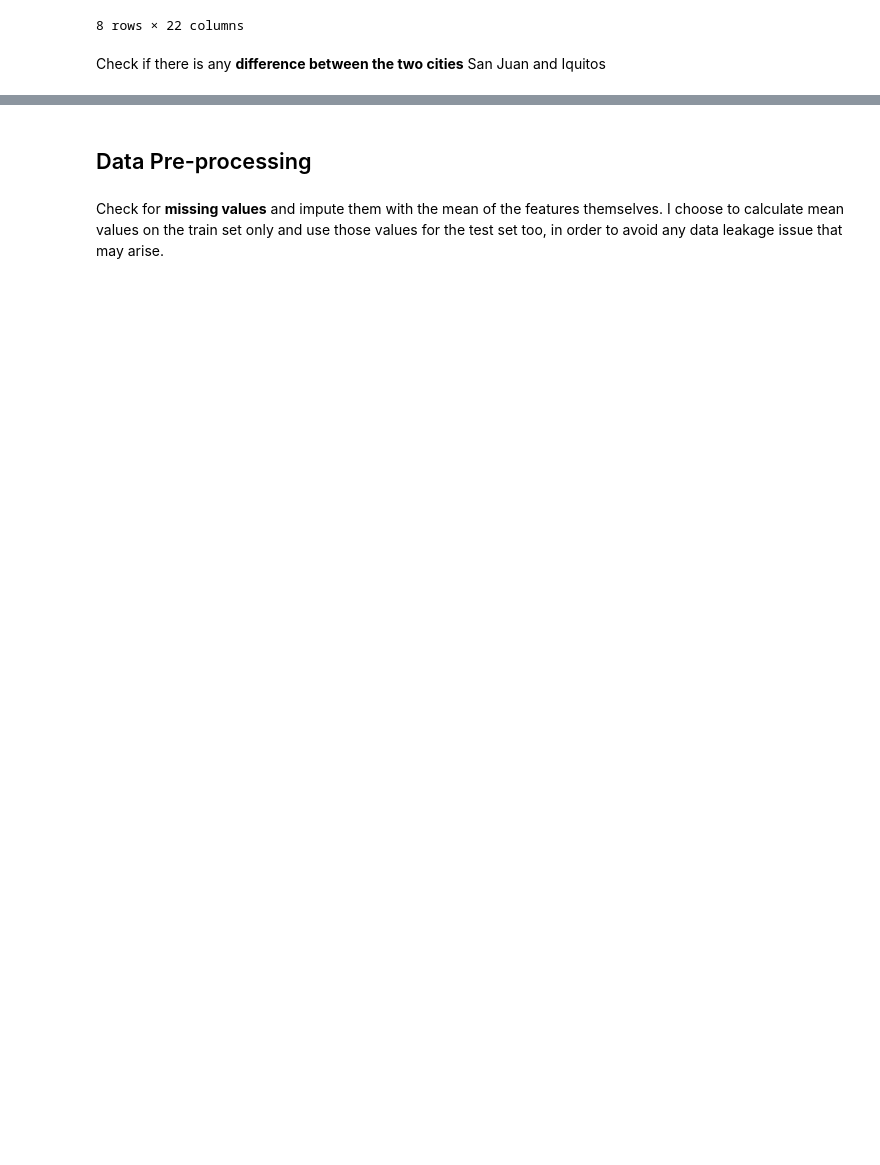
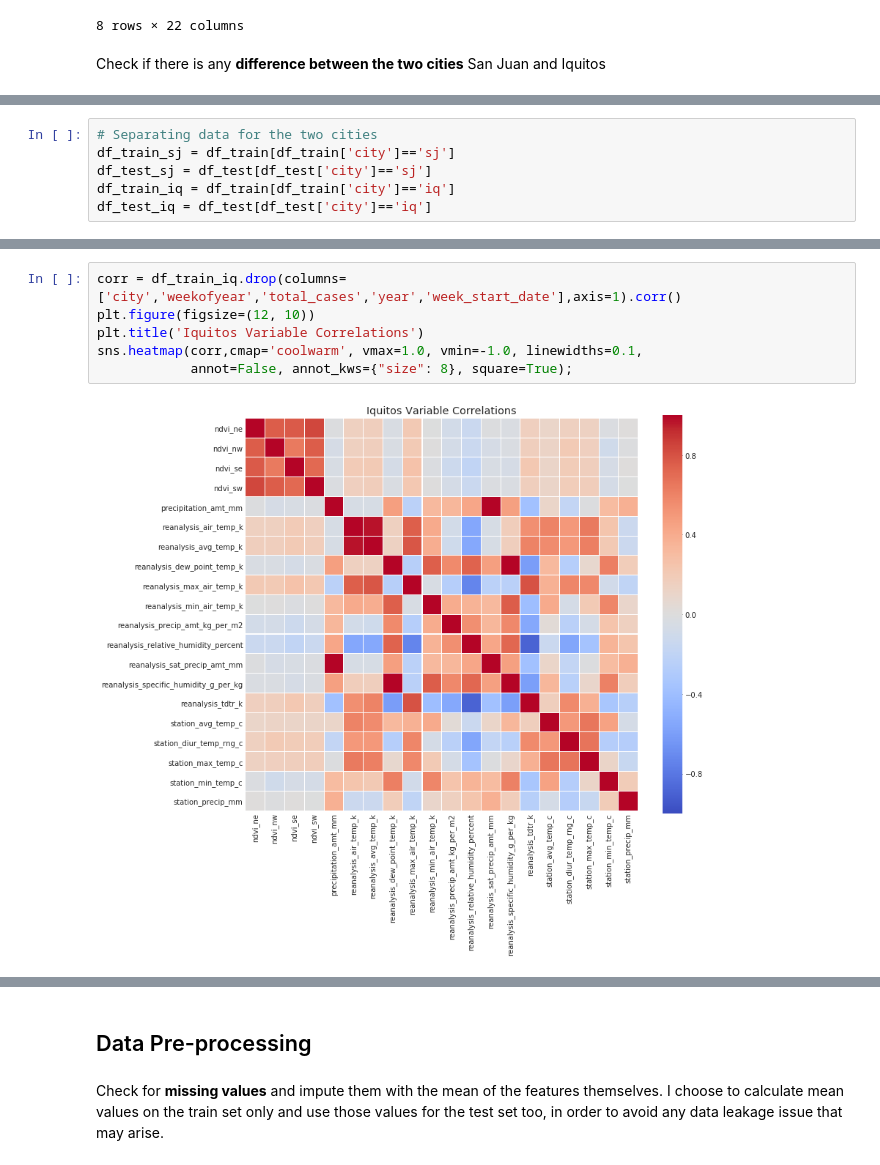
Before and after one commit to giuliamart/capstone_project_MLEN, a Jupyter notebook: DengAI_ Predicting Disease Spread.ipynb, the cells around one changed output, grey strips where cells are left out. Cells and saved outputs as stored; diff of their text form; blank space fills up the shorter version.

```diff
--- a/DengAI_ Predicting Disease Spread.ipynb
+++ b/DengAI_ Predicting Disease Spread.ipynb
@@ -185,0 +199,6 @@ The distributions of the variables for the two cities in scope seems very differ
+# %%
+# Separating data for the two cities
+df_train_sj = df_train[df_train['city']=='sj']
+df_test_sj = df_test[df_test['city']=='sj']
+df_train_iq = df_train[df_train['city']=='iq']
+df_test_iq = df_test[df_test['city']=='iq']
@@ -185,0 +215,8 @@ The distributions of the variables for the two cities in scope seems very differ
+# %%
+corr = df_train_iq.drop(columns=['city','weekofyear','total_cases','year','week_start_date'],axis=1).corr()
+plt.figure(figsize=(12, 10))
+plt.title('Iquitos Variable Correlations')
+sns.heatmap(corr,cmap='coolwarm', vmax=1.0, vmin=-1.0, linewidths=0.1,
+            annot=False, annot_kws={"size": 8}, square=True);
+# %% [output]
+[figure, added]
```
Also changed, not shown: parts of 46 cells of this notebook.
